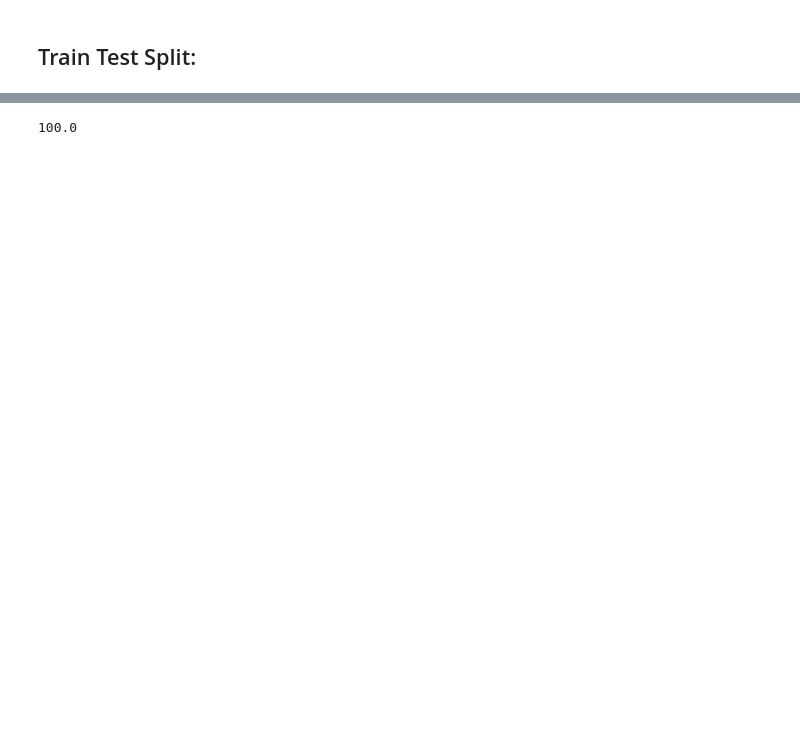
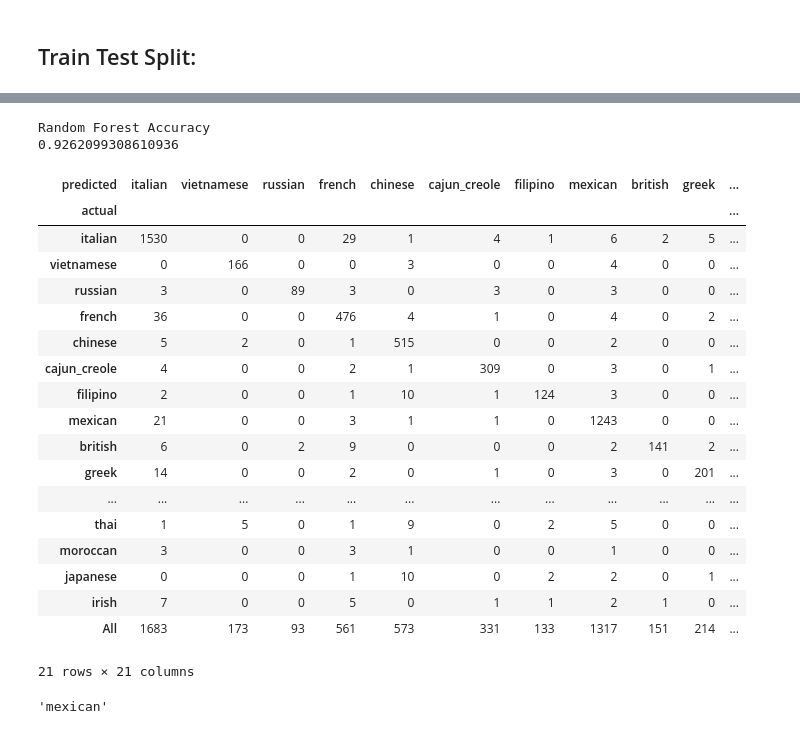
Before and after one commit to hassan11196/IR-whats-cooking, a Jupyter notebook: IR-whats-cooking-proto-2.ipynb, the cells around one changed output, grey strips where cells are left out. Drawn from its saved outputs; the diff is of its cells as text; code cells hidden in the pictures; blank space fills up the shorter version.

```diff
--- a/IR-whats-cooking-proto-2.ipynb
+++ b/IR-whats-cooking-proto-2.ipynb
@@ -249,2 +218,0 @@ scipy.sparse.save_npz('sparse_matrix.npz', X_self)
-# %%
-dv.data = pd.DataFrame(scipy.sparse.load_npz('sparse_matrix.npz').toarray())
@@ -470,4 +370,5 @@ class KNNClassifier():
 # %%
-knn = KNNClassifier(distance_formula=cosine_similarity)
-knn.fit(X_train, y_train)
-pred = knn.predict(X_test[:1])
+
+clf = RandomForestClassifier(random_state=0)
+clf.fit(X_train, y_train)
+pred = clf.predict(X_test)
@@ -474,5 +383,50 @@ pred = knn.predict(X_test[:1])
-# %%
-accuracy(y_test, pred)
-# %% [output]
-100.0
+# %%
+print("Random Forest Accuracy")
+print(accuracy_score(y_test,pred))
+
+y_actu = pd.Categorical(y_test,categories= list(set(dv.y)))
+y_pred = pd.Categorical(pred, categories= list(set(dv.y)))
+
+df_confusion = pd.crosstab(y_actu, y_pred, margins=True, rownames=['actual'], colnames=['predicted'])
+df_confusion
+# %% [output]
+Random Forest Accuracy
+0.9262099308610936
+| predicted | italian | vietnamese | russian | french | chinese | cajun_creole | filipino | mexican | british | greek | ... |
+| actual |  |  |  |  |  |  |  |  |  |  | ... |
+| italian | 1530 | 0 | 0 | 29 | 1 | 4 | 1 | 6 | 2 | 5 | ... |
+| vietnamese | 0 | 166 | 0 | 0 | 3 | 0 | 0 | 4 | 0 | 0 | ... |
+| russian | 3 | 0 | 89 | 3 | 0 | 3 | 0 | 3 | 0 | 0 | ... |
+| french | 36 | 0 | 0 | 476 | 4 | 1 | 0 | 4 | 0 | 2 | ... |
+| chinese | 5 | 2 | 0 | 1 | 515 | 0 | 0 | 2 | 0 | 0 | ... |
+| cajun_creole | 4 | 0 | 0 | 2 | 1 | 309 | 0 | 3 | 0 | 1 | ... |
+| filipino | 2 | 0 | 0 | 1 | 10 | 1 | 124 | 3 | 0 | 0 | ... |
+| mexican | 21 | 0 | 0 | 3 | 1 | 1 | 0 | 1243 | 0 | 0 | ... |
+| british | 6 | 0 | 2 | 9 | 0 | 0 | 0 | 2 | 141 | 2 | ... |
+| greek | 14 | 0 | 0 | 2 | 0 | 1 | 0 | 3 | 0 | 201 | ... |
+| ... | ... | ... | ... | ... | ... | ... | ... | ... | ... | ... | ... |
+| thai | 1 | 5 | 0 | 1 | 9 | 0 | 2 | 5 | 0 | 0 | ... |
+| moroccan | 3 | 0 | 0 | 3 | 1 | 0 | 0 | 1 | 0 | 0 | ... |
+| japanese | 0 | 0 | 0 | 1 | 10 | 0 | 2 | 2 | 0 | 1 | ... |
+| irish | 7 | 0 | 0 | 5 | 0 | 1 | 1 | 2 | 1 | 0 | ... |
+| All | 1683 | 173 | 93 | 561 | 573 | 331 | 133 | 1317 | 151 | 214 | ... |
+21 rows × 21 columns
+# %%
+
+qury = dv.get_query_vector([ "green chile",
+        "jalapeno chilies",
+        "onions",
+        "ground black pepper",
+        "salt",
+        "chopped cilantro fresh",
+        "green bell pepper",
+        "garlic",
+        "white sugar",
+        "roma tomatoes",
+        "celery",
+        "dried oregano"])
+
+clf.predict([qury])[0]
+# %% [output]
+'mexican'
 # %%
```
Also changed, not shown: parts of 43 cells of this notebook.
